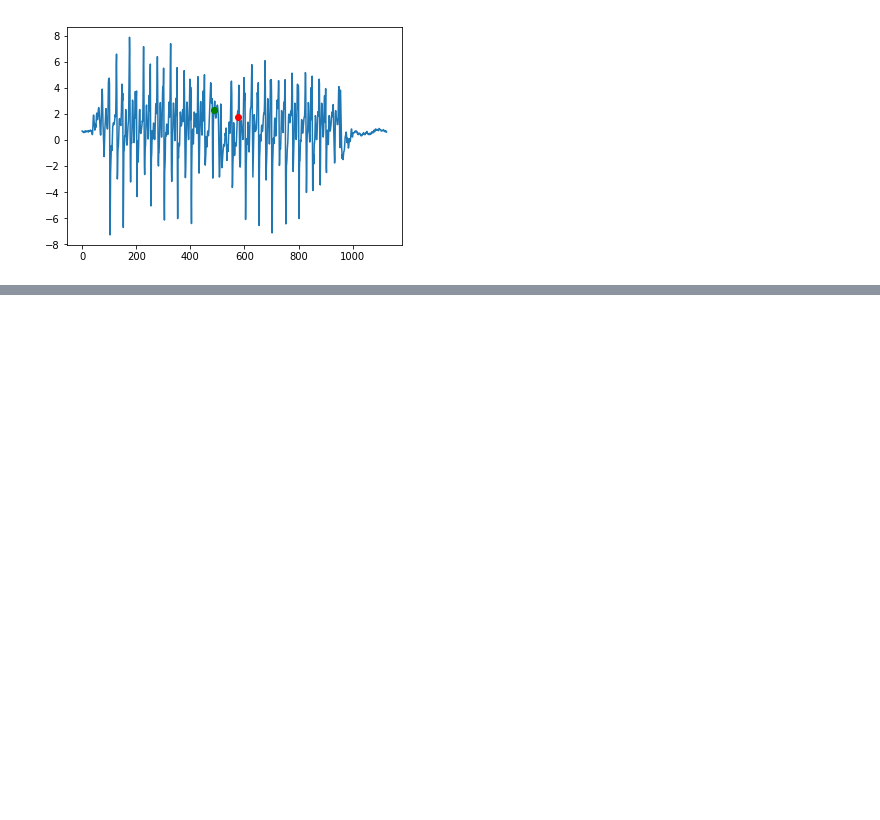
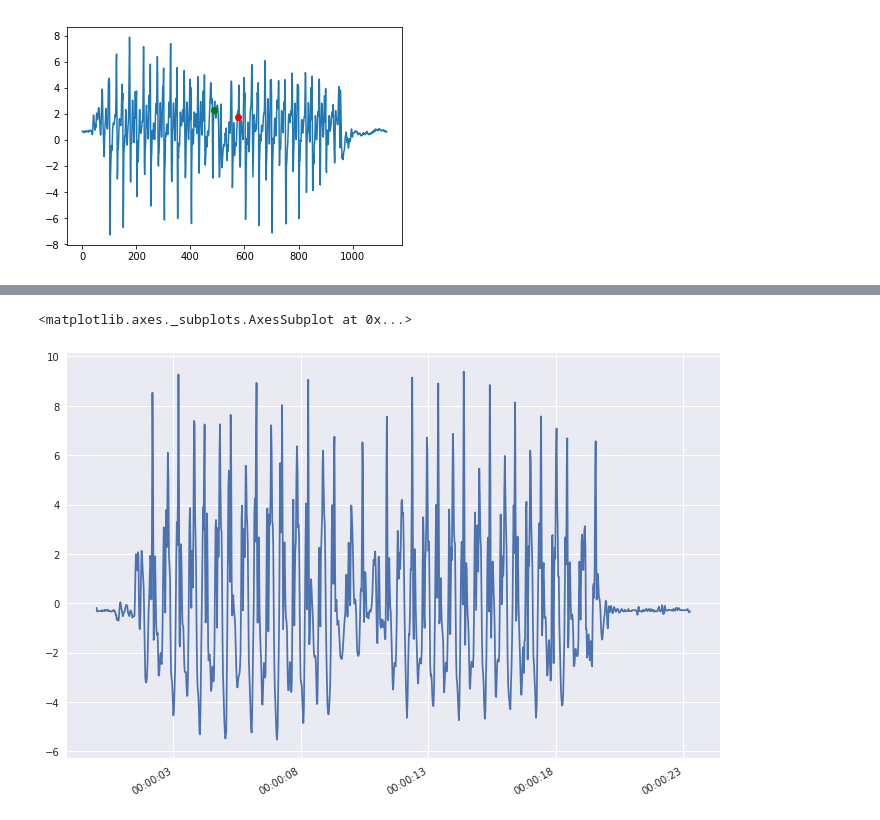
Before and after one commit to pdkit/pdkit, a Jupyter notebook: notebooks/Gait turning time.ipynb, the cells around one changed output, grey strips where cells are left out. Cells and saved outputs as stored; diff of their text form; code cells hidden in the pictures; blank space fills up the shorter version.

```diff
--- a/notebooks/Gait turning time.ipynb
+++ b/notebooks/Gait turning time.ipynb
@@ -168,0 +199,5 @@ ts.y[start_turn]
+# %%
+ts.mag_sum_acc.plot()
+# %% [output]
+<matplotlib.axes._subplots.AxesSubplot at 0x...>
+[figure, added]
```
Also changed, not shown: parts of 7 cells of this notebook.
